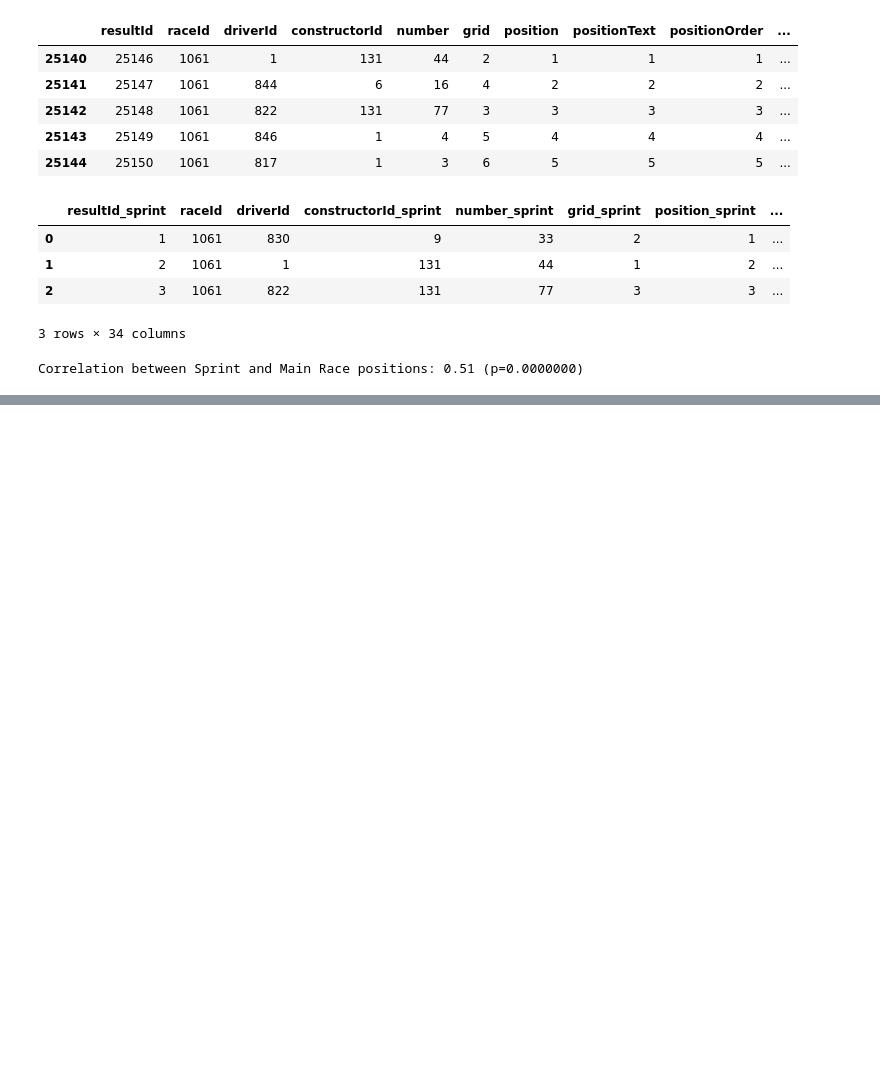
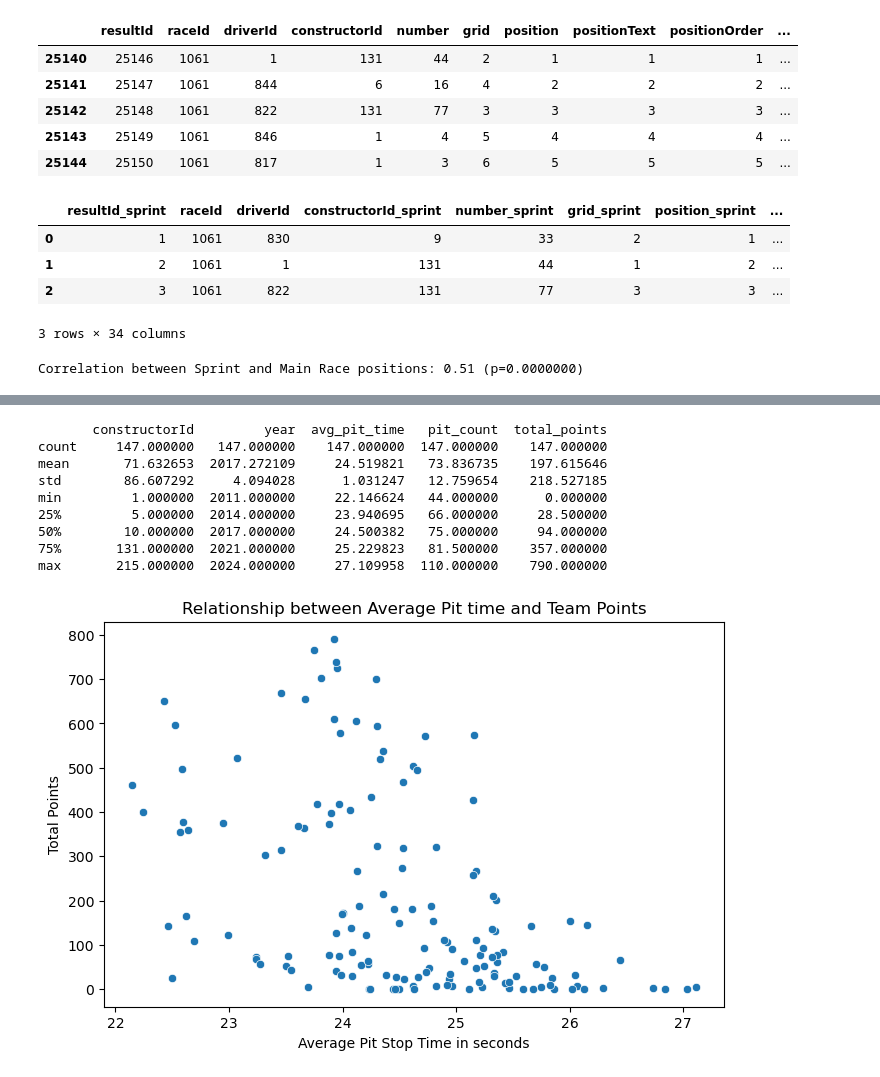
Before and after one commit to mahaejaz2699/Dissertation, a Jupyter notebook: data.ipynb, the cells around one changed output, grey strips where cells are left out. Drawn from its saved outputs; the diff is of its cells as text; code cells hidden in the pictures; blank space fills up the shorter version.

```diff
--- a/data.ipynb
+++ b/data.ipynb
@@ -1853,0 +1856,20 @@ A robustness check was conducted by restricting the dataset to races with grid p
+# %%
+#Step 1 - Loading the data
+
+#loading the datasets required
+races = pd.read_csv('dataset/races.csv')
+results = pd.read_csv('dataset/results.csv')
+pit_stops = pd.read_csv('dataset/pit_stops.csv')
+constructors = pd.read_csv('dataset/constructors.csv')
+
+#merging the races information to get the year for each pit stop
+pit_stops = pit_stops.merge(races[['raceId','year']], on='raceId', how='left')
+pit_stops = pit_stops.merge(results[['raceId','driverId','constructorId']], on=['raceId','driverId'], how='left')
+
+#converting pit stop time to seconds
+pit_stops['duration'] = pd.to_numeric(pit_stops['duration'], errors='coerce')
+
+#drop invalid pit times
+pit_stops = pit_stops.dropna(subset=['duration'])
+
+pit_stops.head()
@@ -1853,0 +1936,25 @@ A robustness check was conducted by restricting the dataset to races with grid p
+# %%
+#Step 3 - Exploaratory Data Analysis
+
+print(team_perf.describe())
+
+import seaborn as sns
+import matplotlib.pyplot as plt
+
+plt.figure(figsize=(8,5))
+sns.scatterplot(x='avg_pit_time',y='total_points',data=team_perf)
+plt.title('Relationship between Average Pit time and Team Points')
+plt.xlabel('Average Pit Stop Time in seconds')
+plt.ylabel('Total Points')
+plt.show()
+# %% [output]
+       constructorId         year  avg_pit_time   pit_count  total_points
+count     147.000000   147.000000    147.000000  147.000000    147.000000
+mean       71.632653  2017.272109     24.519821   73.836735    197.615646
+std        86.607292     4.094028      1.031247   12.759654    218.527185
+min         1.000000  2011.000000     22.146624   44.000000      0.000000
+25%         5.000000  2014.000000     23.940695   66.000000     28.500000
+50%        10.000000  2017.000000     24.500382   75.000000     94.000000
+75%       131.000000  2021.000000     25.229823   81.500000    357.000000
+max       215.000000  2024.000000     27.109958  110.000000    790.000000
+[figure, added]
```
Also changed, not shown: parts of 156 cells of this notebook.
